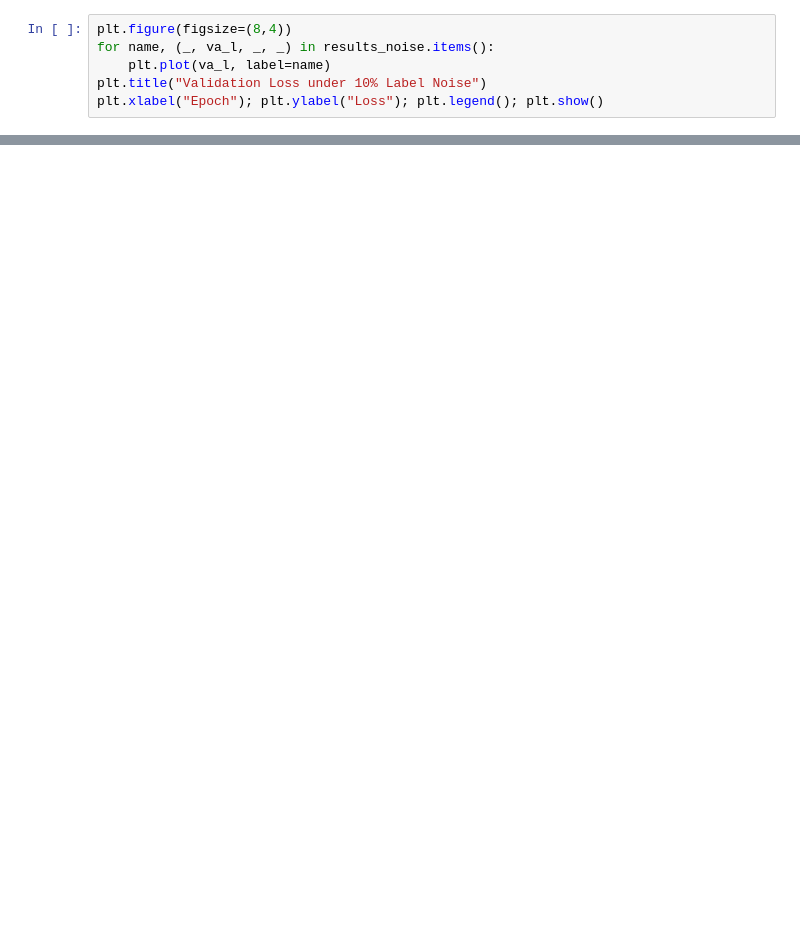
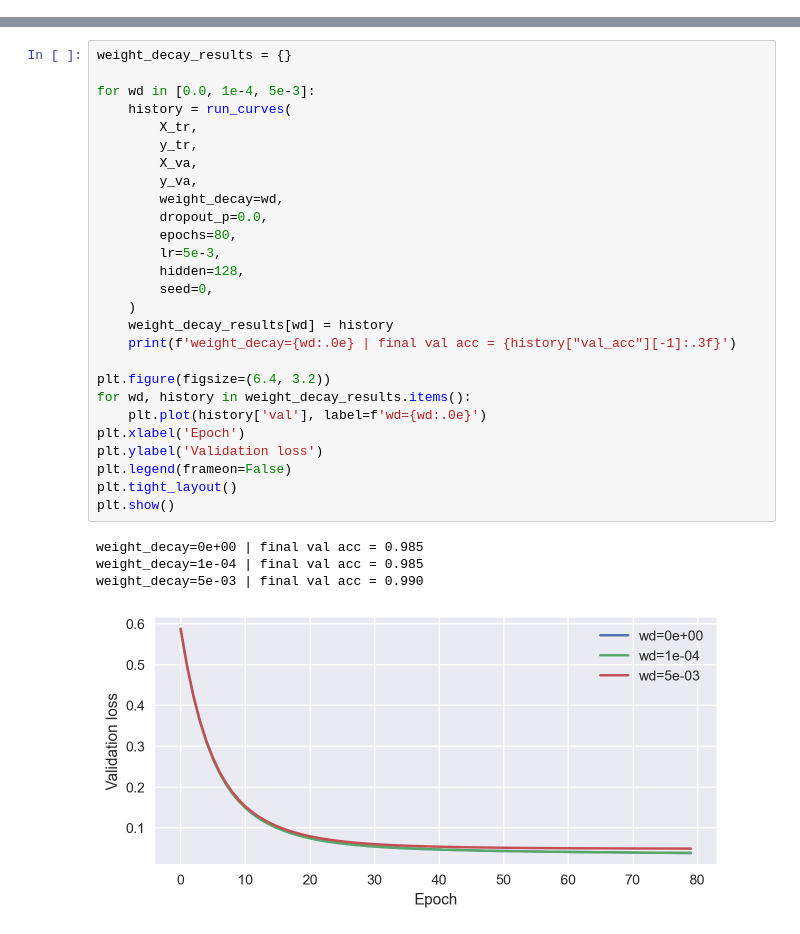
Before and after one commit to FranQuant/pytorch_dl_apps, a Jupyter notebook: part3_practice/exercises_challenges/exercises_ch_10.ipynb, the cells around one changed output, grey strips where cells are left out. Cells and saved outputs as stored; diff of their text form; blank space fills up the shorter version.

```diff
--- a/part3_practice/exercises_challenges/exercises_ch_10.ipynb
+++ b/part3_practice/exercises_challenges/exercises_ch_10.ipynb
@@ -435,6 +0,0 @@ Dropout (0.2)   | Final Val Acc: 0.922
-# %%
-plt.figure(figsize=(8,4))
-for name, (_, va_l, _, _) in results_noise.items():
-    plt.plot(va_l, label=name)
-plt.title("Validation Loss under 10% Label Noise")
-plt.xlabel("Epoch"); plt.ylabel("Loss"); plt.legend(); plt.show()
@@ -558,0 +263,32 @@ plt.xlabel("Epoch"); plt.ylabel("LR"); plt.legend(); plt.show()
+# %%
+weight_decay_results = {}
+
+for wd in [0.0, 1e-4, 5e-3]:
+    history = run_curves(
+        X_tr,
+        y_tr,
+        X_va,
+        y_va,
+        weight_decay=wd,
+        dropout_p=0.0,
+        epochs=80,
+        lr=5e-3,
+        hidden=128,
+        seed=0,
+    )
+    weight_decay_results[wd] = history
+    print(f'weight_decay={wd:.0e} | final val acc = {history["val_acc"][-1]:.3f}')
+
+plt.figure(figsize=(6.4, 3.2))
+for wd, history in weight_decay_results.items():
+    plt.plot(history['val'], label=f'wd={wd:.0e}')
+plt.xlabel('Epoch')
+plt.ylabel('Validation loss')
+plt.legend(frameon=False)
+plt.tight_layout()
+plt.show()
+# %% [output]
+weight_decay=0e+00 | final val acc = 0.985
+weight_decay=1e-04 | final val acc = 0.985
+weight_decay=5e-03 | final val acc = 0.990
+[figure, added]
```
Also changed, not shown: parts of 56 cells of this notebook.
